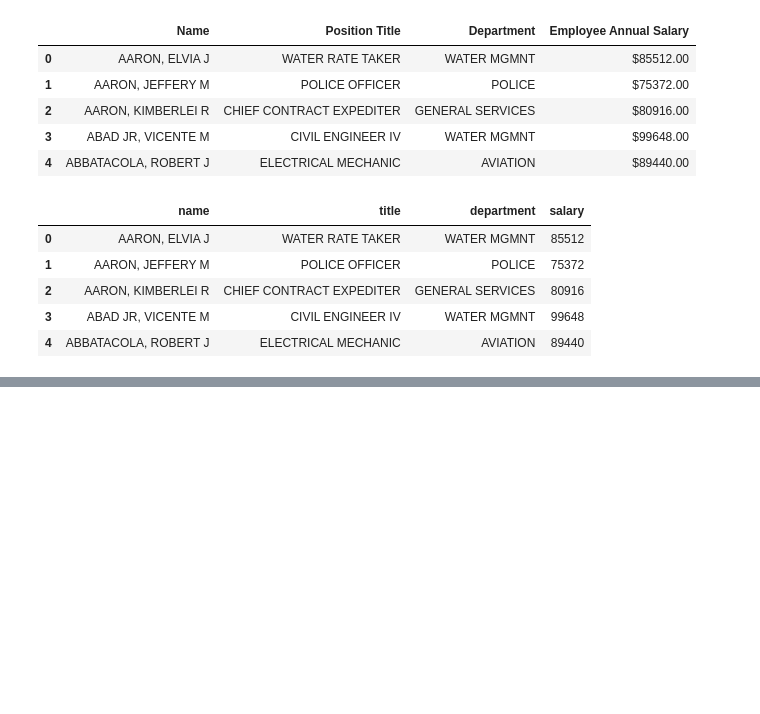
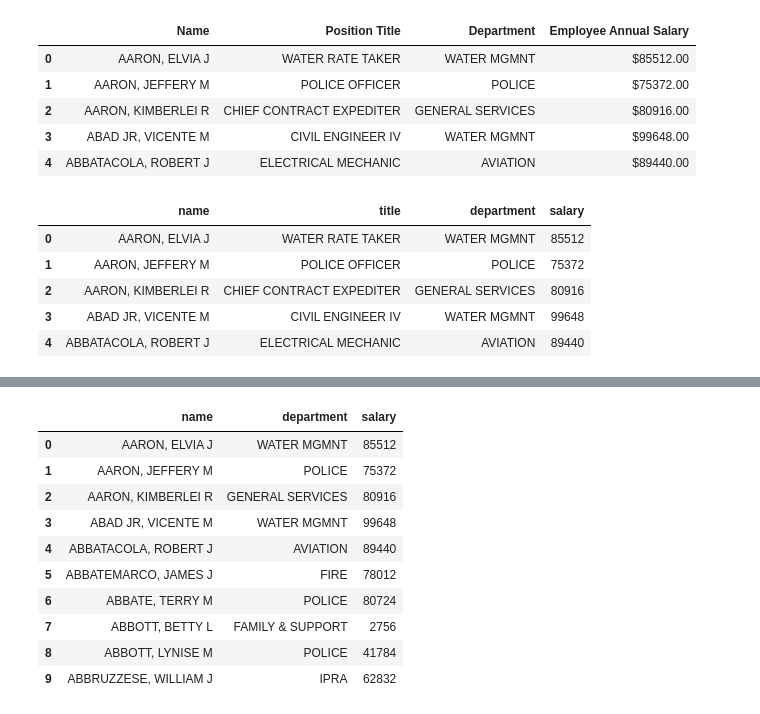
Before and after one commit to vanzaj/pytalks, a Jupyter notebook: 20151011_PyDataSG_ipywdg/ipywdg.ipynb, the cells around one changed output, grey strips where cells are left out. Cells and saved outputs as stored; diff of their text form; code cells hidden in the pictures; blank space fills up the shorter version.

```diff
--- a/20151011_PyDataSG_ipywdg/ipywdg.ipynb
+++ b/20151011_PyDataSG_ipywdg/ipywdg.ipynb
@@ -213,0 +220,23 @@ display(ctrl)
+# %%
+def sub_df(columns='name,title', ascend=True):
+    try:
+        fields = columns.split(',')
+        if len(fields) > 0:
+            newdf = df[fields].head(10)
+    except Exception:
+        newdf = df
+    display(newdf)
+
+wdg.interact(sub_df, column='', ascend=True)
+# %% [output]
+|  | name | department | salary |
+| 0 | AARON, ELVIA J | WATER MGMNT | 85512 |
+| 1 | AARON, JEFFERY M | POLICE | 75372 |
+| 2 | AARON, KIMBERLEI R | GENERAL SERVICES | 80916 |
+| 3 | ABAD JR, VICENTE M | WATER MGMNT | 99648 |
+| 4 | ABBATACOLA, ROBERT J | AVIATION | 89440 |
+| 5 | ABBATEMARCO, JAMES J | FIRE | 78012 |
+| 6 | ABBATE, TERRY M | POLICE | 80724 |
+| 7 | ABBOTT, BETTY L | FAMILY & SUPPORT | 2756 |
+| 8 | ABBOTT, LYNISE M | POLICE | 41784 |
+| 9 | ABBRUZZESE, WILLIAM J | IPRA | 62832 |
```
Also changed, not shown: parts of 17 cells of this notebook.
